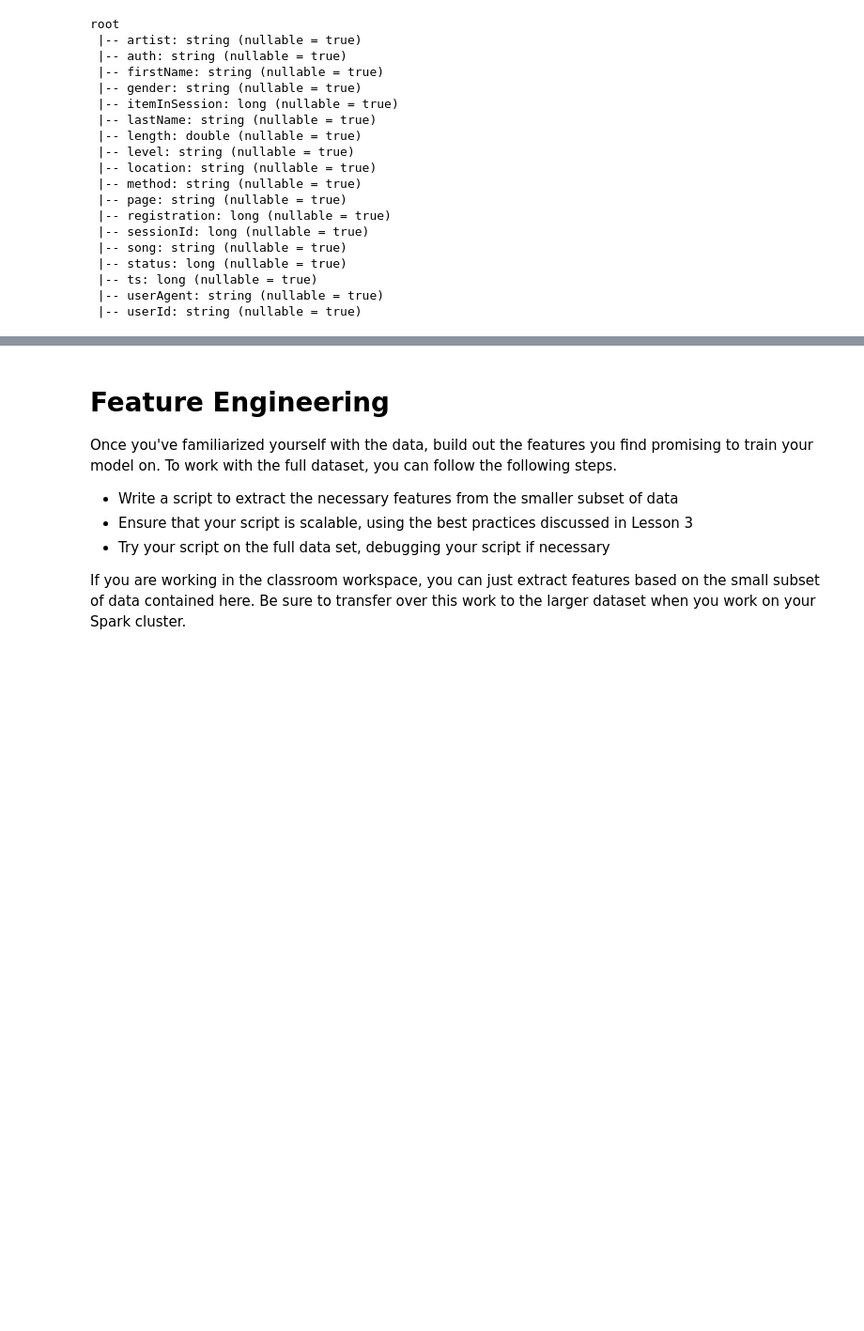
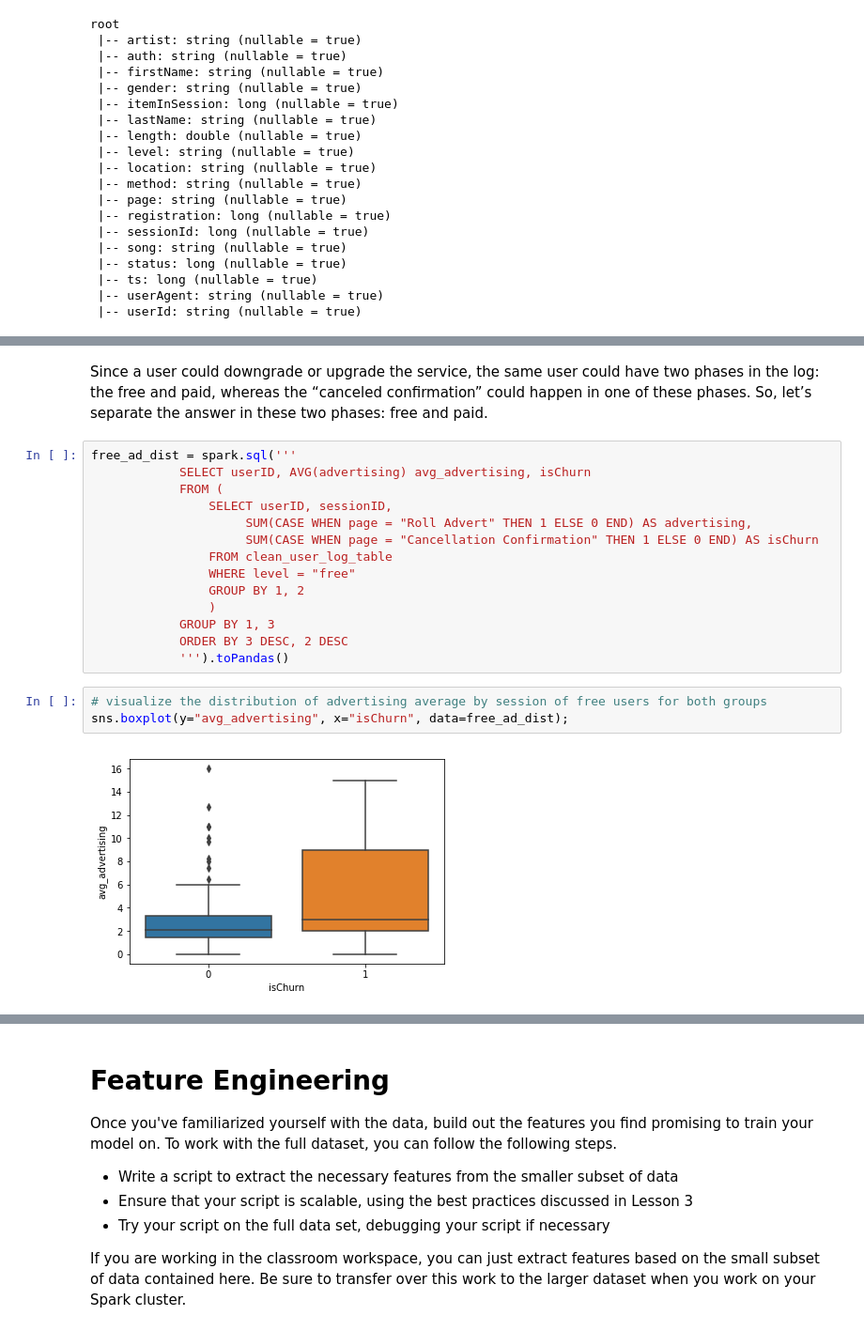
Before and after one commit to thiagolimaop/sparkify_churn, a Jupyter notebook: Sparkify.ipynb, the cells around one changed output, grey strips where cells are left out. Shown: that part at 94% size. Saved outputs shown, nothing was run; the diff lists cells and outputs as text; blank space fills up the shorter version.

```diff
--- a/Sparkify.ipynb
+++ b/Sparkify.ipynb
@@ -180,0 +469,21 @@ valid_log.select(['userId']).where(user_log.page == 'Submit Downgrade').collect(
+# %% [markdown]
+Since a user could downgrade or upgrade the service, the same user could have two phases in the log: the free and paid, whereas the “canceled confirmation” could happen in one of these phases. So, let’s separate the answer in these two phases: free and paid.
+# %%
+free_ad_dist = spark.sql('''
+            SELECT userID, AVG(advertising) avg_advertising, isChurn
+            FROM (
+                SELECT userID, sessionID,
+                     SUM(CASE WHEN page = "Roll Advert" THEN 1 ELSE 0 END) AS advertising,
+                     SUM(CASE WHEN page = "Cancellation Confirmation" THEN 1 ELSE 0 END) AS isChurn
+                FROM clean_user_log_table
+                WHERE level = "free"
+                GROUP BY 1, 2
+                )
+            GROUP BY 1, 3
+            ORDER BY 3 DESC, 2 DESC
+            ''').toPandas()
+# %%
+# visualize the distribution of advertising average by session of free users for both groups
+sns.boxplot(y="avg_advertising", x="isChurn", data=free_ad_dist);
+# %% [output]
+[figure, added]
```
Also changed, not shown: parts of 46 cells of this notebook.
